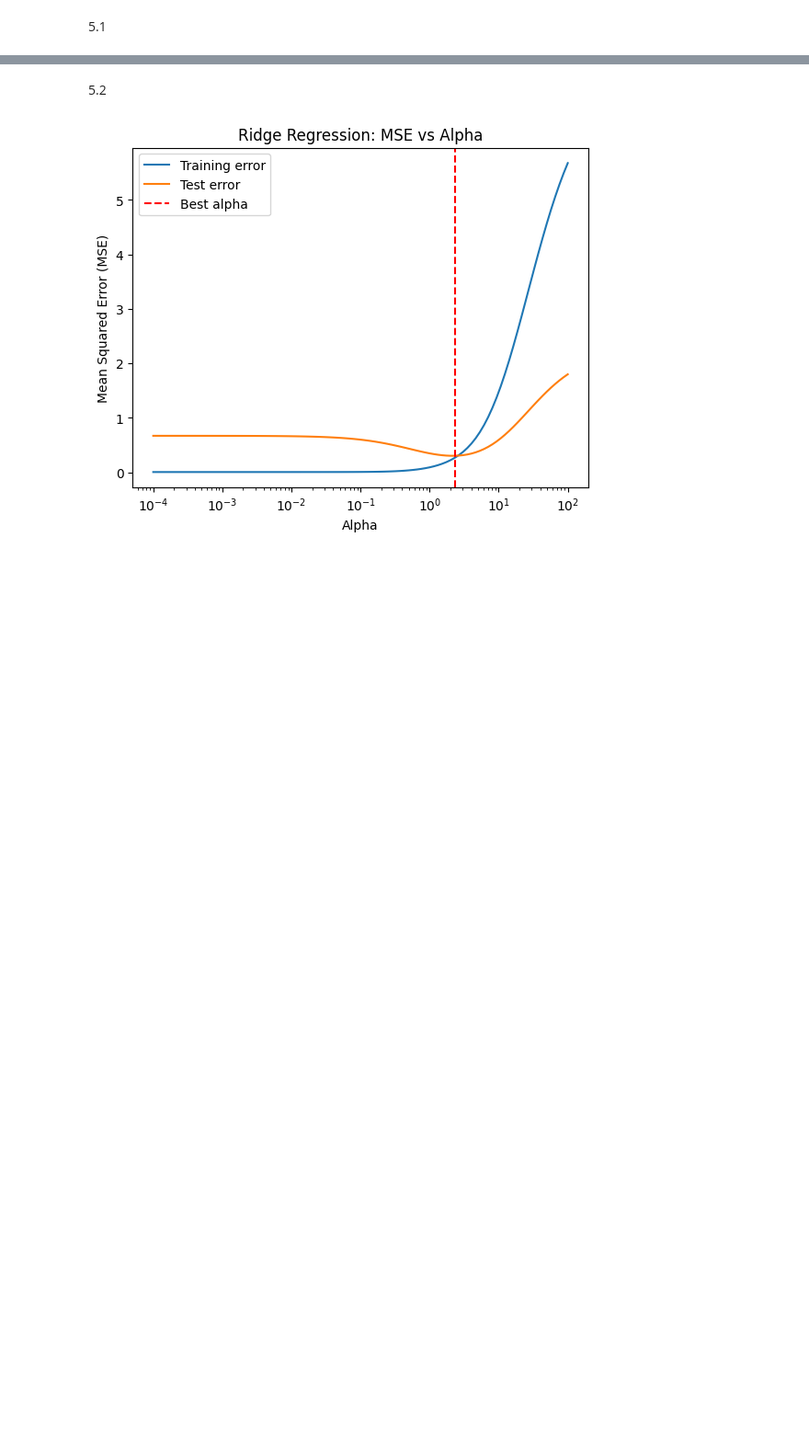
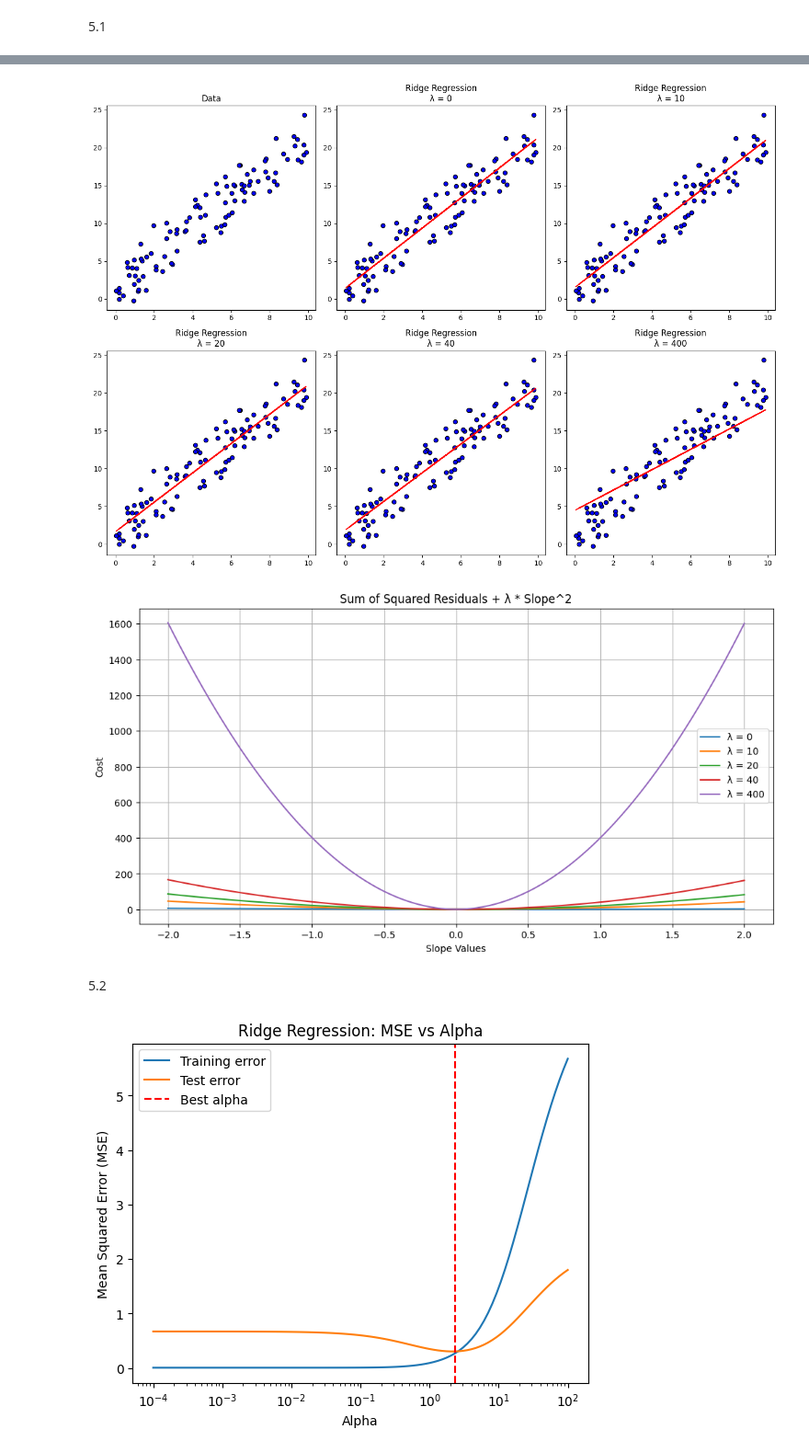
Before and after one commit to SiriwatHuntra/Machine-Learning, a Jupyter notebook: Performance-Estimation/Regularization/ridge.ipynb, the cells around one changed output, grey strips where cells are left out. Shown at 92% size. Cells and saved outputs as stored; diff of their text form; code cells hidden in the pictures; blank space fills up the shorter version.

Commit message:
fix ridge

```diff
--- a/Performance-Estimation/Regularization/ridge.ipynb
+++ b/Performance-Estimation/Regularization/ridge.ipynb
@@ -118,3 +53,69 @@ plot_cost_vs_slope(x, y, alphas)
+# %%
+import numpy as np
+import matplotlib.pyplot as plt
+
+
+np.random.seed(0)
+X = np.random.rand(100, 1) * 10
+y = 2 * X.squeeze() + 1 + np.random.randn(100) * 2
+
+
+def ridge_regression(X, y, alpha):
+    n = len(X)
+    mean_X = sum(X) / n
+    mean_y = sum(y) / n
+
+    # slope (b1)
+    numerator = sum((X[i] - mean_X) * (y[i] - mean_y) for i in range(n))
+    denominator = sum((X[i] - mean_X) ** 2 for i in range(n)) + alpha
+    b1 = numerator / denominator
+
+    # bias (b0)
+    b0 = mean_y - b1 * mean_X
+
+    return b0, b1
+
+
+def predict(X, b0, b1):
+    return [b0 + b1 * x for x in X]
+
+plt.figure(figsize=(14, 10))
+plt.subplot(2, 3, 1)
+plt.scatter(X, y, color='blue', edgecolor='k')
+plt.title('Data')
+
+alphas = [0, 10, 20, 40, 400]
+
+# Ridge Regression for different alpha values
+for i, alpha in enumerate(alphas):
+    b0, b1 = ridge_regression(X, y, alpha)
+    y_pred = predict(X, b0, b1)
+
+    plt.subplot(2, 3, i + 2)
+    plt.scatter(X, y, color='blue', edgecolor='k')
+    plt.plot(X, y_pred, color='red')
+    plt.title(f'Ridge Regression\nλ = {alpha}')
+
+plt.tight_layout()
+plt.show()
+
+
+slope_values = np.linspace(-2, 2, 100)
+
+plt.figure(figsize=(12, 6))
+for alpha in alphas:
+    cost_ridge = [(slope - 0.5) ** 2 + alpha * slope ** 2 for slope in slope_values]
+    plt.plot(slope_values, cost_ridge, label=f'λ = {alpha}')
+
+plt.title('Sum of Squared Residuals + λ * Slope^2')
+plt.xlabel('Slope Values')
+plt.ylabel('Cost')
+plt.legend()
+plt.grid(True)
+plt.show()
+# %% [output]
+[figure, added]
+[figure, added]
 # %% [markdown]
 <H>5.2<H>
 # %%
```
Also changed, not shown: parts of 4 cells of this notebook.
